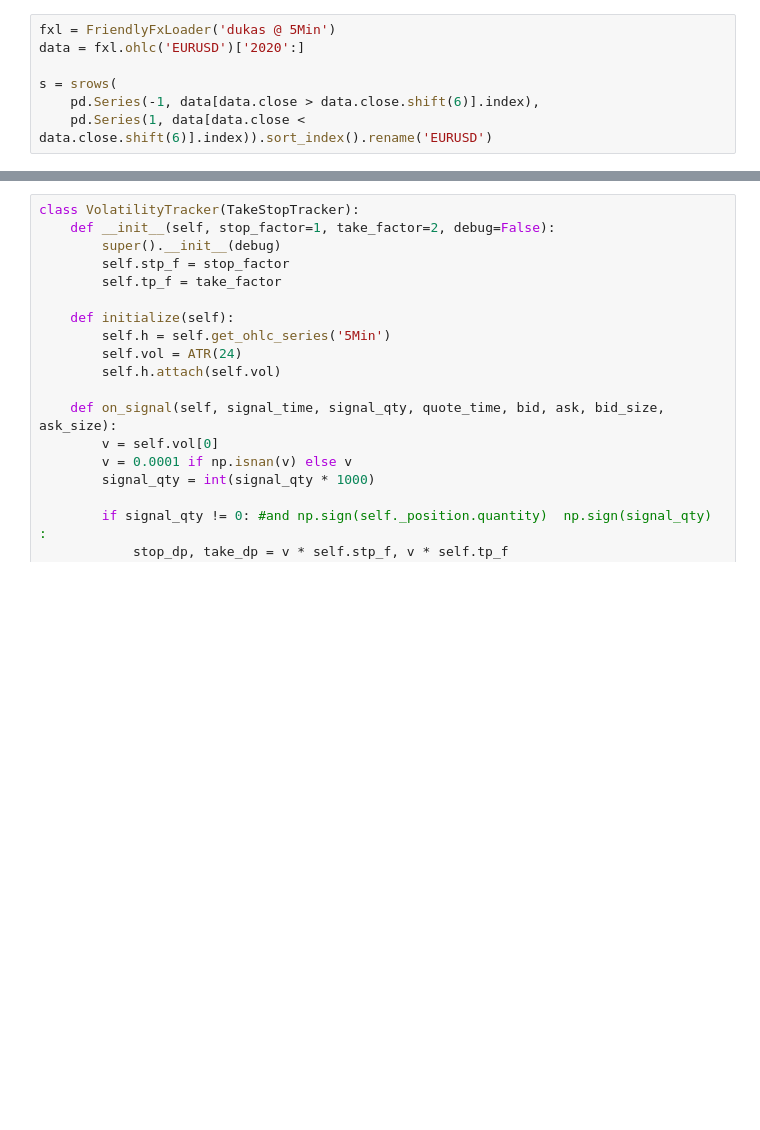
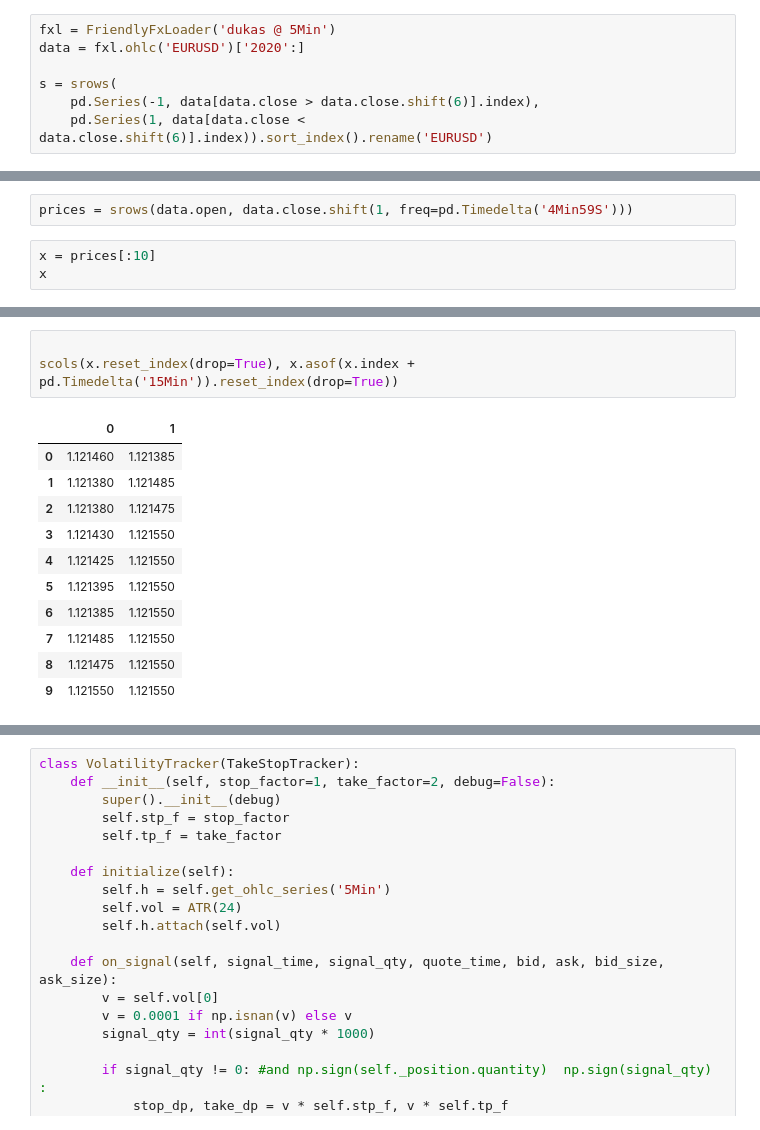
Before and after one commit to appliedalphacom/qlearn, a Jupyter notebook: examples/Backtester With Tracker Tests.ipynb, the cells around one changed output, grey strips where cells are left out. Saved outputs shown, nothing was run; the diff lists cells and outputs as text; blank space fills up the shorter version.

```diff
--- a/examples/Backtester With Tracker Tests.ipynb
+++ b/examples/Backtester With Tracker Tests.ipynb
@@ -22,0 +25,5 @@ s = srows(
+# %%
+prices = srows(data.open, data.close.shift(1, freq=pd.Timedelta('4Min59S')))
+# %%
+x = prices[:10]
+x
@@ -22,0 +43,15 @@ s = srows(
+# %%
+
+scols(x.reset_index(drop=True), x.asof(x.index + pd.Timedelta('15Min')).reset_index(drop=True))
+# %% [output]
+|  | 0 | 1 |
+| 0 | 1.121460 | 1.121385 |
+| 1 | 1.121380 | 1.121485 |
+| 2 | 1.121380 | 1.121475 |
+| 3 | 1.121430 | 1.121550 |
+| 4 | 1.121425 | 1.121550 |
+| 5 | 1.121395 | 1.121550 |
+| 6 | 1.121385 | 1.121550 |
+| 7 | 1.121485 | 1.121550 |
+| 8 | 1.121475 | 1.121550 |
+| 9 | 1.121550 | 1.121550 |
```
Also changed, not shown: parts of 3 cells of this notebook, 2 other files.
